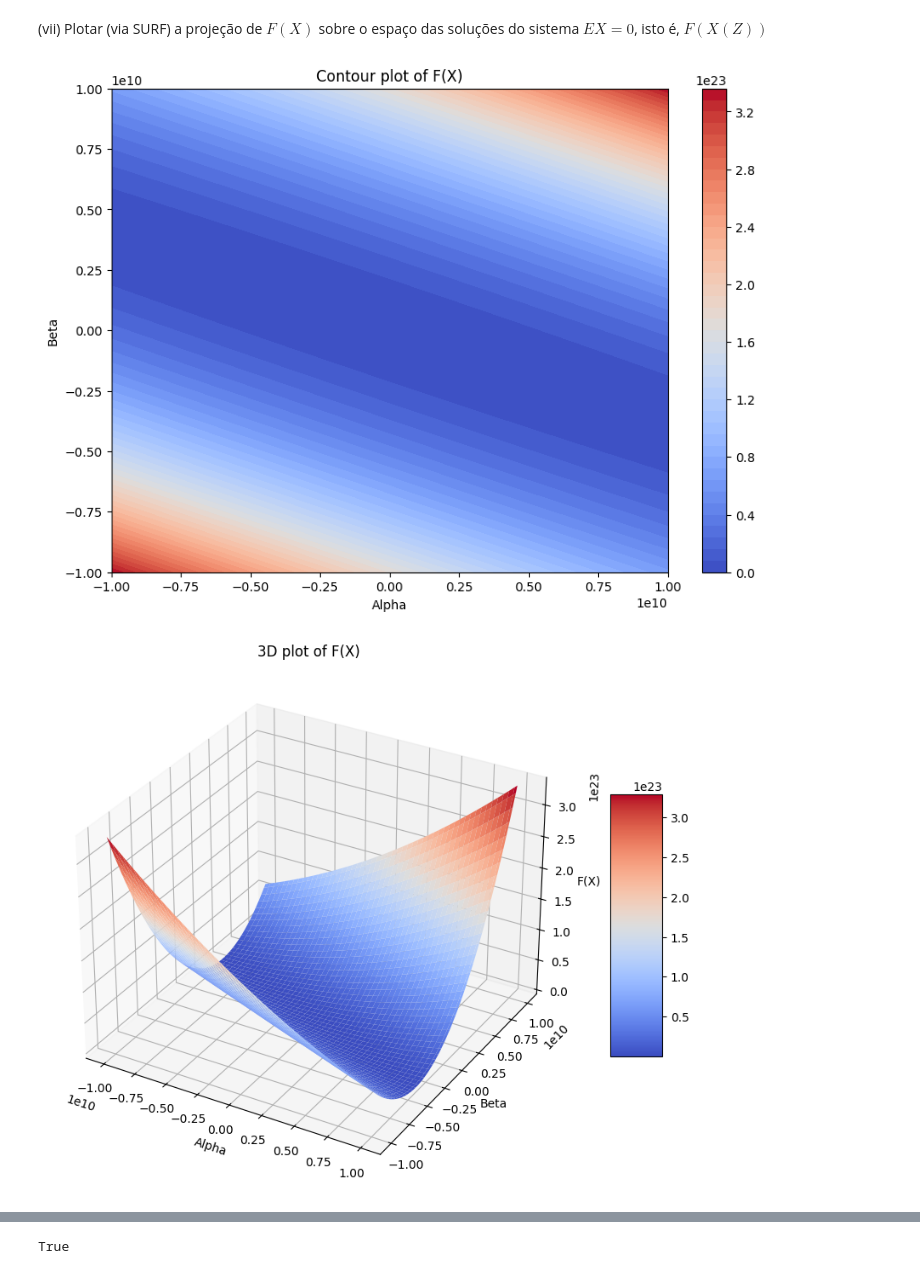
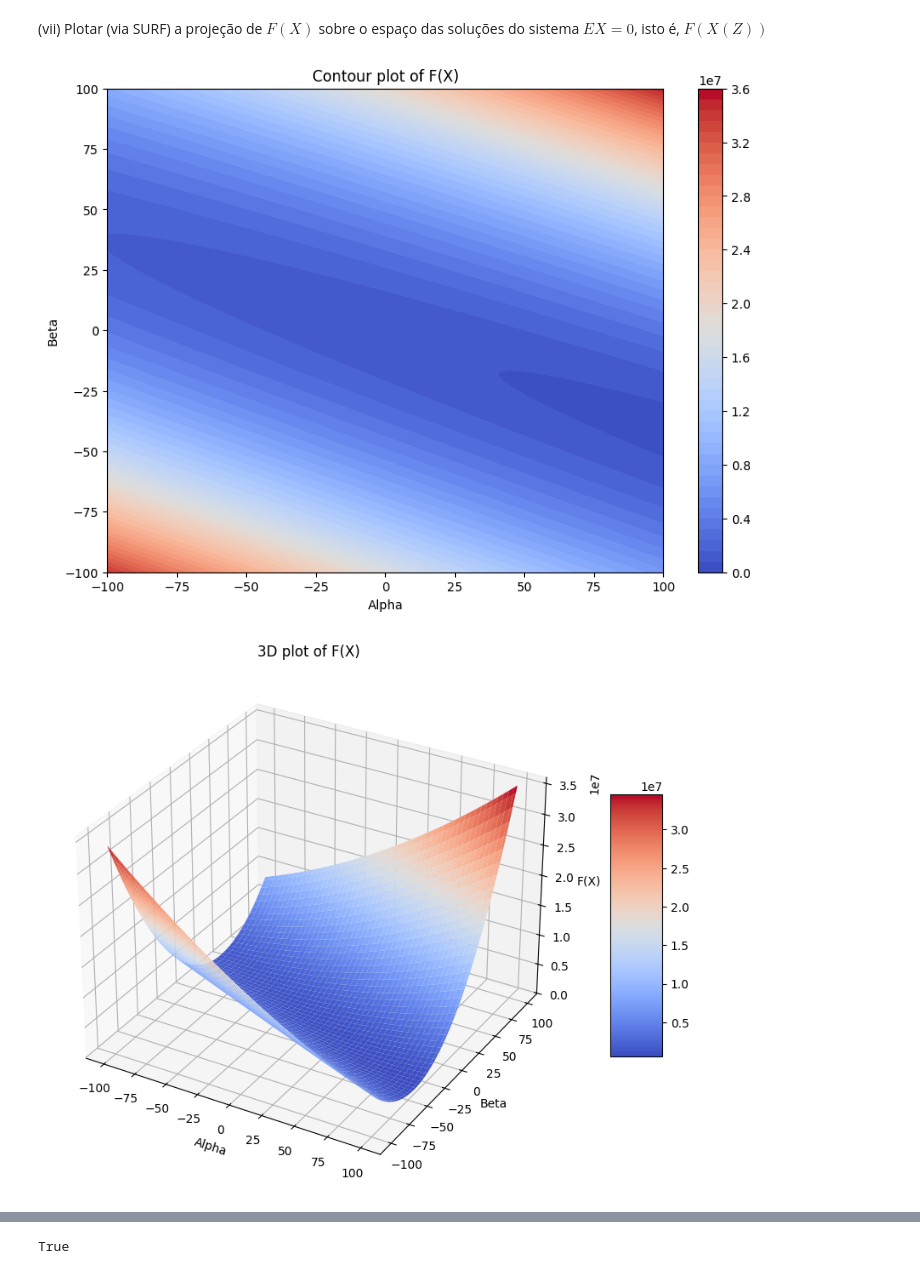
Before and after one commit to davibelo/EQE703_trabalho_1, a Jupyter notebook: res_questao_1.ipynb, the cells around one changed output, grey strips where cells are left out. Saved outputs shown, nothing was run; the diff lists cells and outputs as text; code cells hidden in the pictures.

```diff
--- a/res_questao_1.ipynb
+++ b/res_questao_1.ipynb
@@ -995,35 +995,35 @@ $$
 # %%
 # Define the objective function F_Z
 def F_Z(alpha, beta):
     Z = np.array([alpha, beta])
     X_red = np.dot(K, Z) # finding x1 to x6 with alpha, beta values
     X = np.append(X_red, [alpha, beta]) # appending alpha, beta on X_red
     return 0.5 * np.dot(X.T, np.dot(A, X)) + np.dot(B.T, X) + C
 
 # Create a meshgrid for alpha and beta
-alpha_vals = np.linspace(-1e10, 1e10, 100)
-beta_vals = np.linspace(-1e10, 1e10, 100)
+alpha_vals = np.linspace(-1e2, 1e2, 100)
+beta_vals = np.linspace(-1e2, 1e2, 100)
 Alpha, Beta = np.meshgrid(alpha_vals, beta_vals)
 
 # Compute F(X) for each pair (alpha, beta)
 F_vals = np.vectorize(F_Z)(Alpha, Beta)
 
 # Checking some values
 # print("Sample F_Z values for alpha and beta ranges:")
 # for i in range(0, len(alpha_vals), 20):
 #     for j in range(0, len(beta_vals), 20):
 #         print(f"F_Z({alpha_vals[i]}, {beta_vals[j]}) = {F_Z(alpha_vals[i], beta_vals[j])}")
 
 # Plotting
 plt.figure(figsize=(10, 7))
 contour = plt.contourf(Alpha, Beta, F_vals, levels=50, cmap='coolwarm')
 plt.colorbar(contour)
 plt.title('Contour plot of F(X)')
 plt.xlabel('Alpha')
 plt.ylabel('Beta')
 plt.show()
 # %% [output]
-[figure, old version]
+[figure, new version]
 # %%
 
 # Plotting the 3D plot
@@ -1037,4 +1037,4 @@ ax.set_zlabel('F(X)')
 fig.colorbar(surf, ax=ax, shrink=0.5, aspect=5)
 plt.show()
 # %% [output]
-[figure, old version]
+[figure, new version]
```
Also changed, not shown: parts of 17 cells of this notebook.
